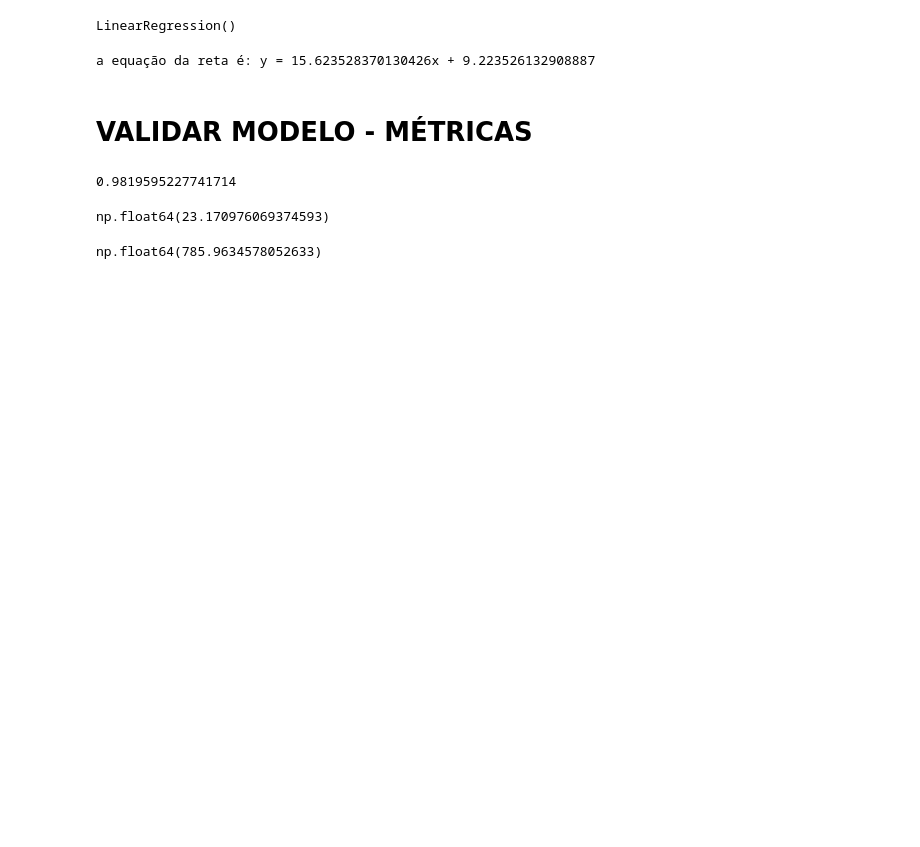
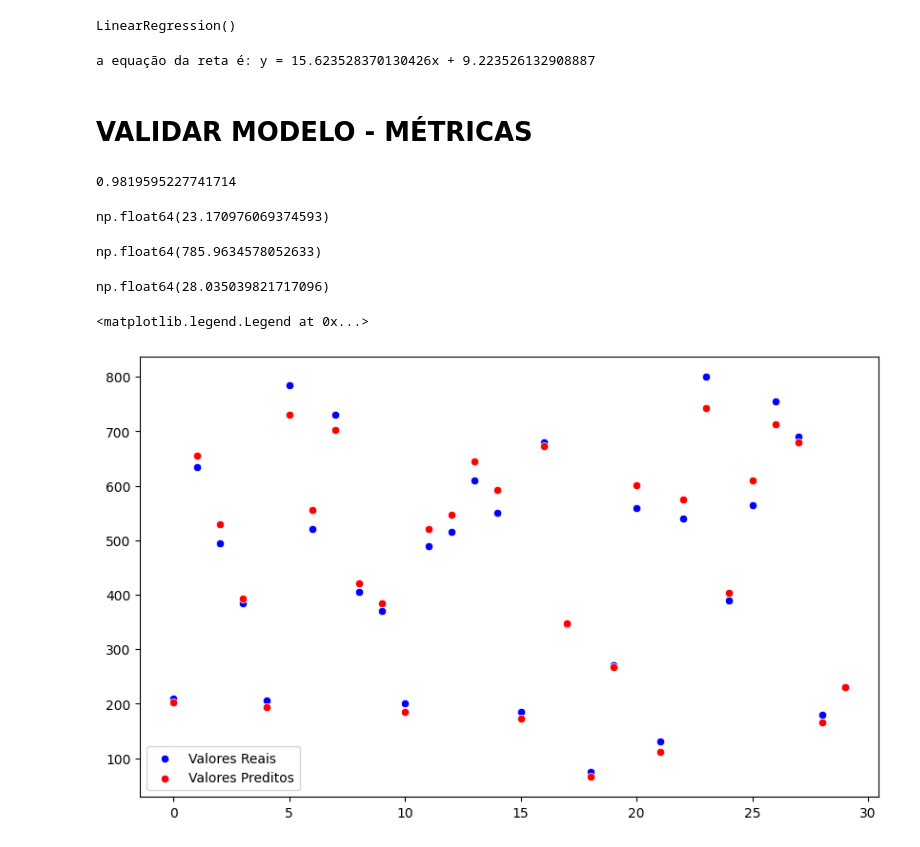
Before and after one commit to offellipe/regressao_linear, a Jupyter notebook: modelo_pontuacao.ipynb, the cells around one changed output. Cells and saved outputs as stored; diff of their text form; code cells hidden in the pictures; blank space fills up the shorter version.

Commit message:
Aula 05 - Análise de Métricas: RMSE

```diff
--- a/modelo_pontuacao.ipynb
+++ b/modelo_pontuacao.ipynb
@@ -180,3 +180,23 @@ np.float64(23.170976069374593)
 mean_squared_error(y_test, y_pred)
 # %% [output]
 np.float64(785.9634578052633)
+# %%
+# Calcular a métrica RMSE (Squared Root Mean Squared Error)
+# MSE = Média (y_test - y_pred)2
+# Não é uma mátrica fácil de interpretar
+# MAE é mais sensível a outliers e penaliza grandes erros
+
+mean_squared_error(y_test, y_pred, squared=False)
+# %% [output]
+np.float64(28.035039821717096)
+# %%
+# Análise gráfica
+
+x_axis = range(len(y_test))
+plt.figure(figsize=(10,6))
+sns.scatterplot(x=x_axis, y=y_test.reshape(-1), color='blue', label='Valores Reais')
+sns.scatterplot(x=x_axis, y=y_pred.reshape(-1), color='red', label='Valores Preditos')
+plt.legend()
+# %% [output]
+<matplotlib.legend.Legend at 0x...>
+[figure, added]
```
